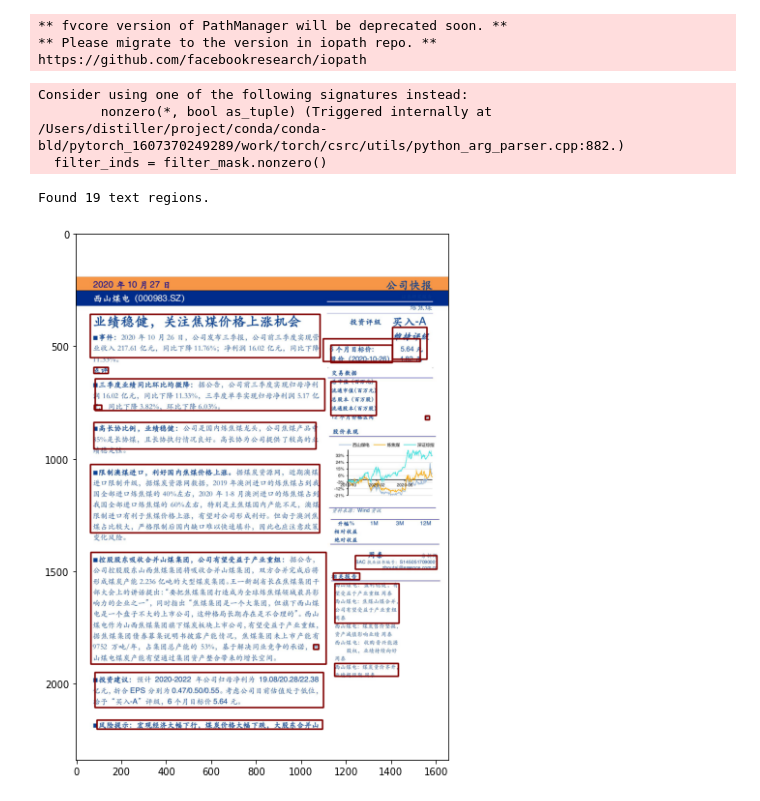
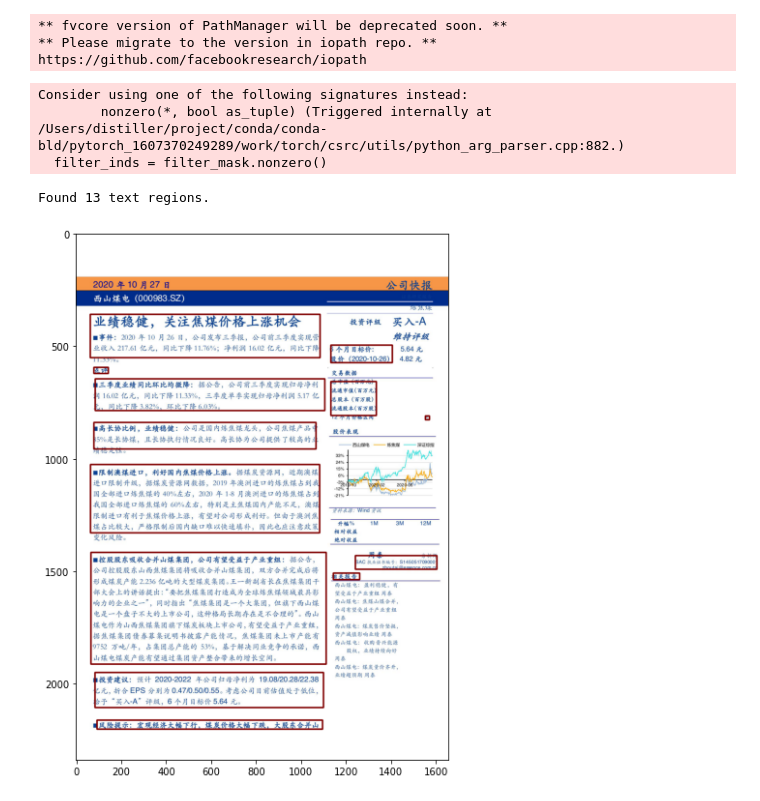
Before and after one commit to PatternDetection/Project, a Jupyter notebook: notebooks/convert_pdf_and_parse_layout.ipynb, the cells around one changed output. Drawn from its saved outputs; the diff is of its cells as text; code cells hidden in the pictures.

```diff
--- a/notebooks/convert_pdf_and_parse_layout.ipynb
+++ b/notebooks/convert_pdf_and_parse_layout.ipynb
@@ -29,12 +29,12 @@ plt.show()
 from cv.layout_parser import *
 
 with open("../code/config.yaml") as f:
-        config = yaml.load(f, Loader=yaml.FullLoader)
+    config = yaml.load(f, Loader=yaml.FullLoader)
 
 hlp_conf = config["LAYOUT"]["HarvardLP"]
 dataset = "Prima"
 modelname = hlp_conf["OpenModels"][dataset][0]
-score_thresh = 0.2
+score_thresh = 0.9
 parser = HarvardLayoutParser(dataset,
                              model_path=os.path.join(config["ROOT"], hlp_conf["ModelDir"], modelname + ".pth"),
                              config_path=os.path.join(config["ROOT"], hlp_conf["ModelDir"], modelname + ".yml"),
@@ -54,12 +54,13 @@ print(f"Found {len(text_bbxes)} text regions.")
 Consider using one of the following signatures instead:
         nonzero(*, bool as_tuple) (Triggered internally at  /Users/distiller/project/conda/conda-bld/pytorch_1607370249289/work/torch/csrc/utils/python_arg_parser.cpp:882.)
   filter_inds = filter_mask.nonzero()
-Found 19 text regions.
+Found 13 text regions.
 # %%
-parser.show_bbxes_on(im, text_bbxes, show=False)
+canvas = im.copy()
+parser.show_bbxes_on(canvas, text_bbxes, show=False)
 
 plt.figure(figsize=(10,10))
-plt.imshow(im)
+plt.imshow(canvas)
 plt.show()
 # %% [output]
-[figure, old version]
+[figure, new version]
```
Also changed, not shown: parts of 2 cells of this notebook, 4 other files.
